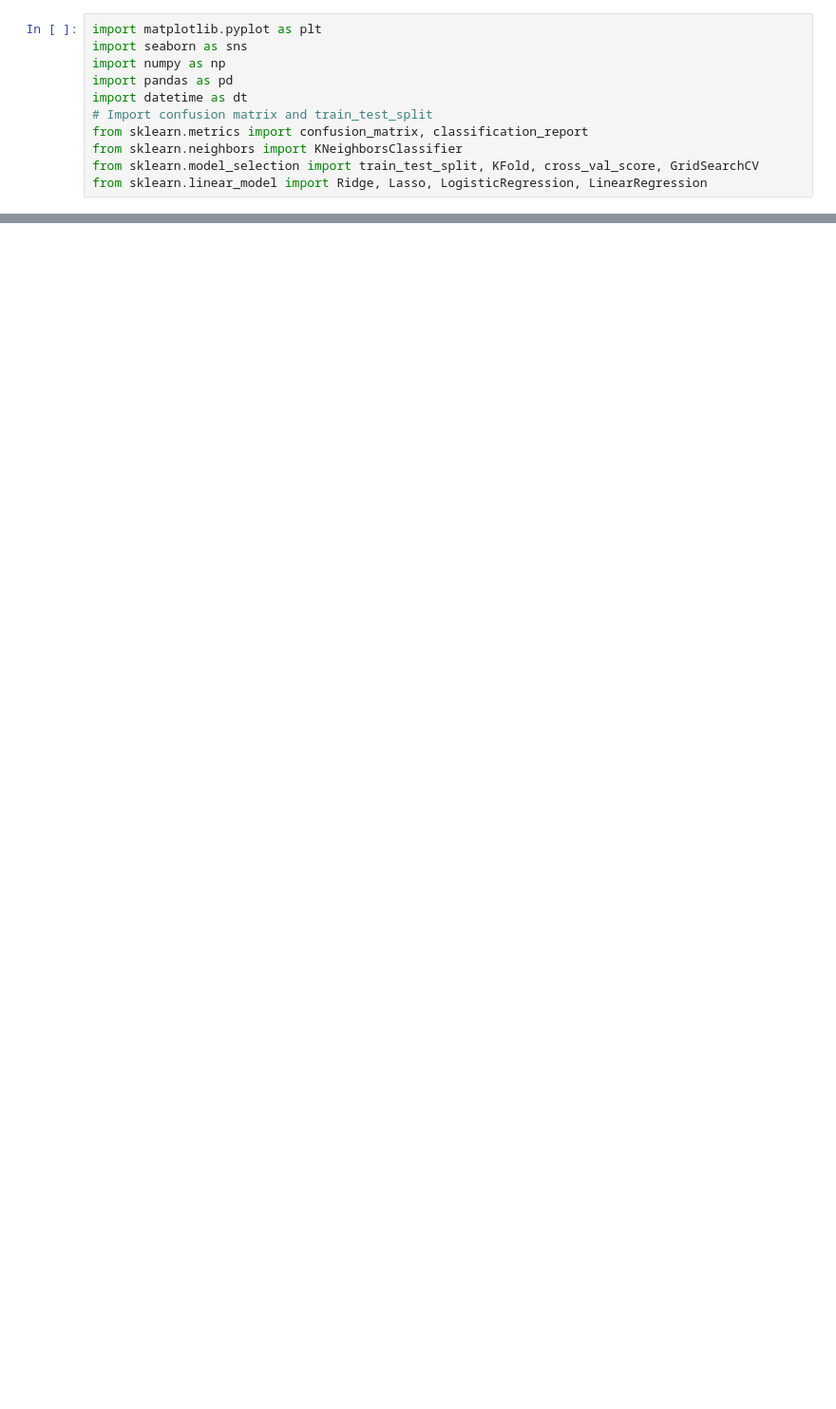
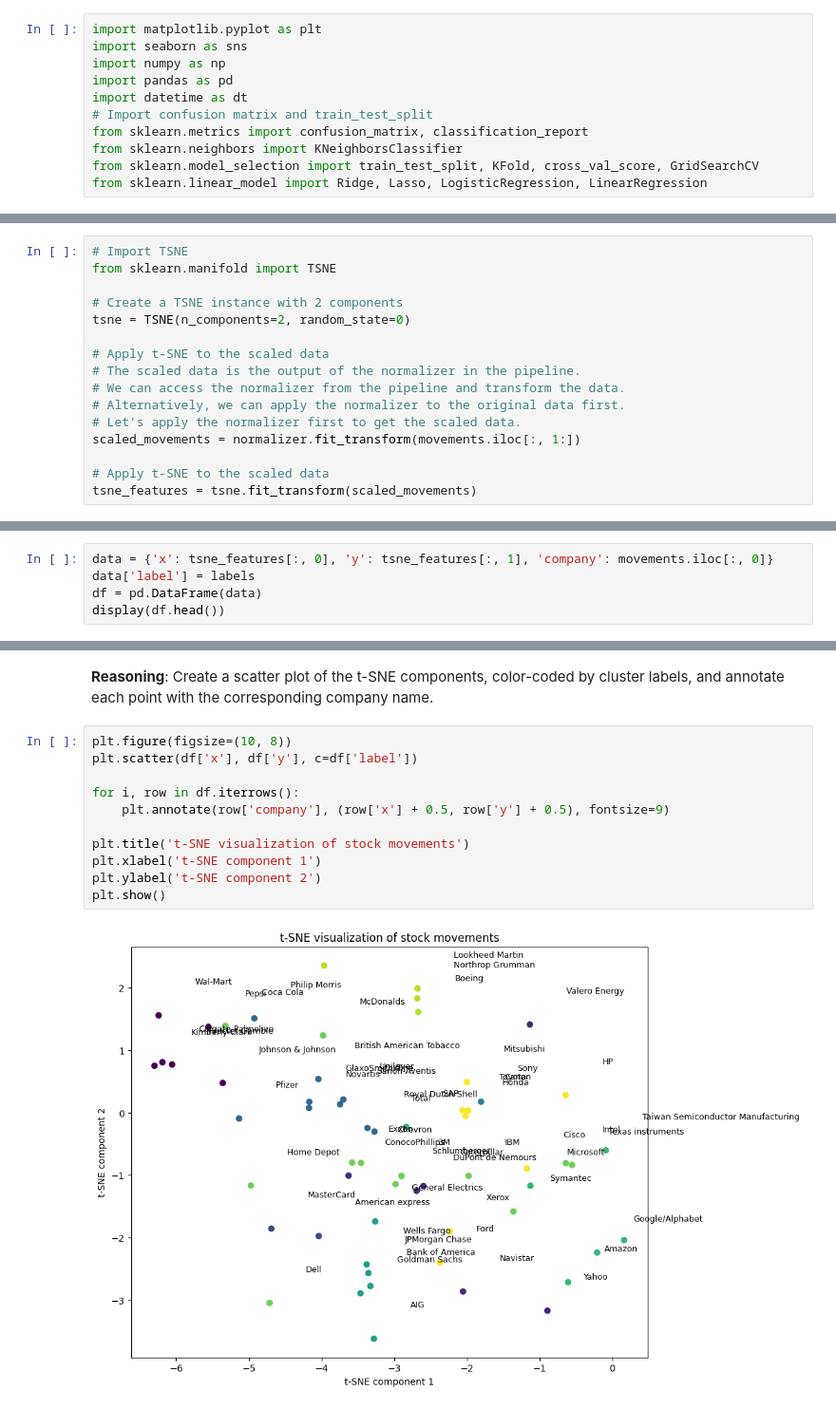
Before and after one commit to Rohanrathod7/my-ds-labs, a Jupyter notebook: 34_Unsupervised_Learning_in_Python/01_Clustering_for_Dataset_Exploration.ipynb, the cells around one changed output, grey strips where cells are left out. Shown at 95% size. Saved outputs shown, nothing was run; the diff lists cells and outputs as text; blank space fills up the shorter version.

```diff
--- a/34_Unsupervised_Learning_in_Python/01_Clustering_for_Dataset_Exploration.ipynb
+++ b/34_Unsupervised_Learning_in_Python/01_Clustering_for_Dataset_Exploration.ipynb
@@ -440,0 +1067,16 @@ Tuned Logistic Regression Parameters: {'logreg__C': np.float64(1.0), 'logreg__so
+# %%
+# Import TSNE
+from sklearn.manifold import TSNE
+
+# Create a TSNE instance with 2 components
+tsne = TSNE(n_components=2, random_state=0)
+
+# Apply t-SNE to the scaled data
+# The scaled data is the output of the normalizer in the pipeline.
+# We can access the normalizer from the pipeline and transform the data.
+# Alternatively, we can apply the normalizer to the original data first.
+# Let's apply the normalizer first to get the scaled data.
+scaled_movements = normalizer.fit_transform(movements.iloc[:, 1:])
+
+# Apply t-SNE to the scaled data
+tsne_features = tsne.fit_transform(scaled_movements)
@@ -440,0 +1091,5 @@ Tuned Logistic Regression Parameters: {'logreg__C': np.float64(1.0), 'logreg__so
+# %%
+data = {'x': tsne_features[:, 0], 'y': tsne_features[:, 1], 'company': movements.iloc[:, 0]}
+data['label'] = labels
+df = pd.DataFrame(data)
+display(df.head())
@@ -440,0 +1108,16 @@ Tuned Logistic Regression Parameters: {'logreg__C': np.float64(1.0), 'logreg__so
+# %% [markdown]
+**Reasoning**:
+Create a scatter plot of the t-SNE components, color-coded by cluster labels, and annotate each point with the corresponding company name.
+# %%
+plt.figure(figsize=(10, 8))
+plt.scatter(df['x'], df['y'], c=df['label'])
+
+for i, row in df.iterrows():
+    plt.annotate(row['company'], (row['x'] + 0.5, row['y'] + 0.5), fontsize=9)
+
+plt.title('t-SNE visualization of stock movements')
+plt.xlabel('t-SNE component 1')
+plt.ylabel('t-SNE component 2')
+plt.show()
+# %% [output]
+[figure, added]
```
Also changed, not shown: parts of 52 cells of this notebook.
